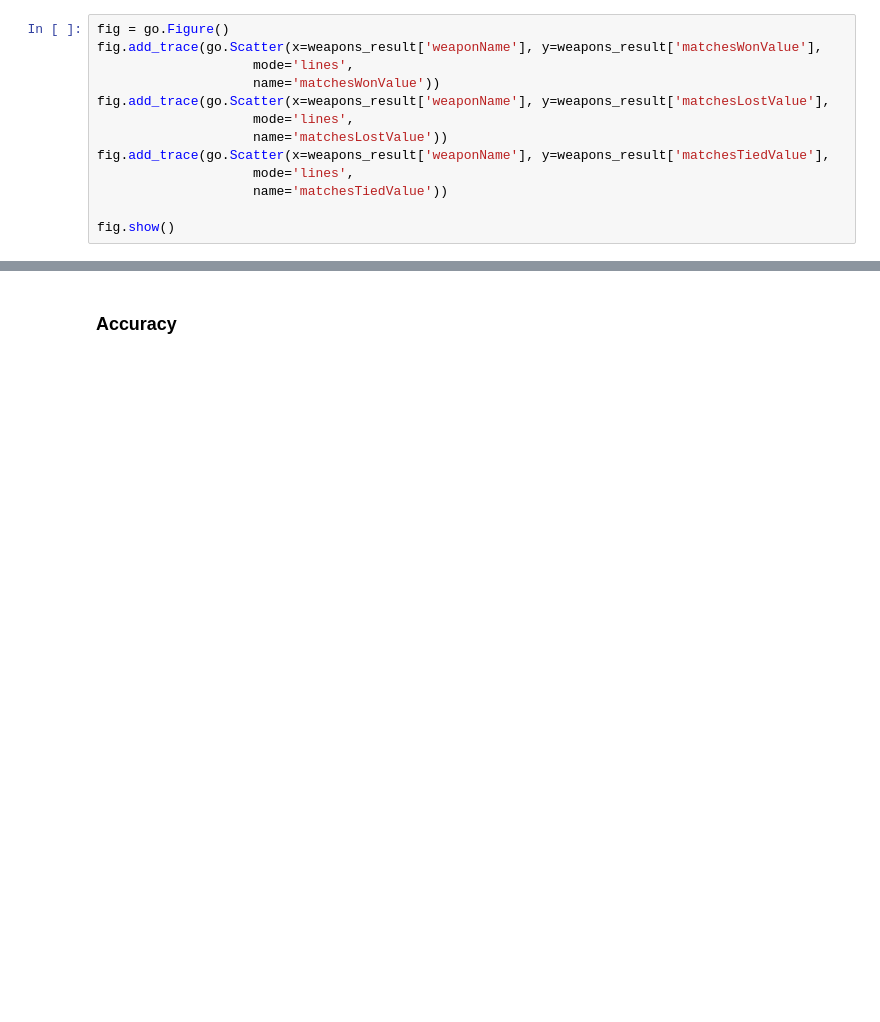
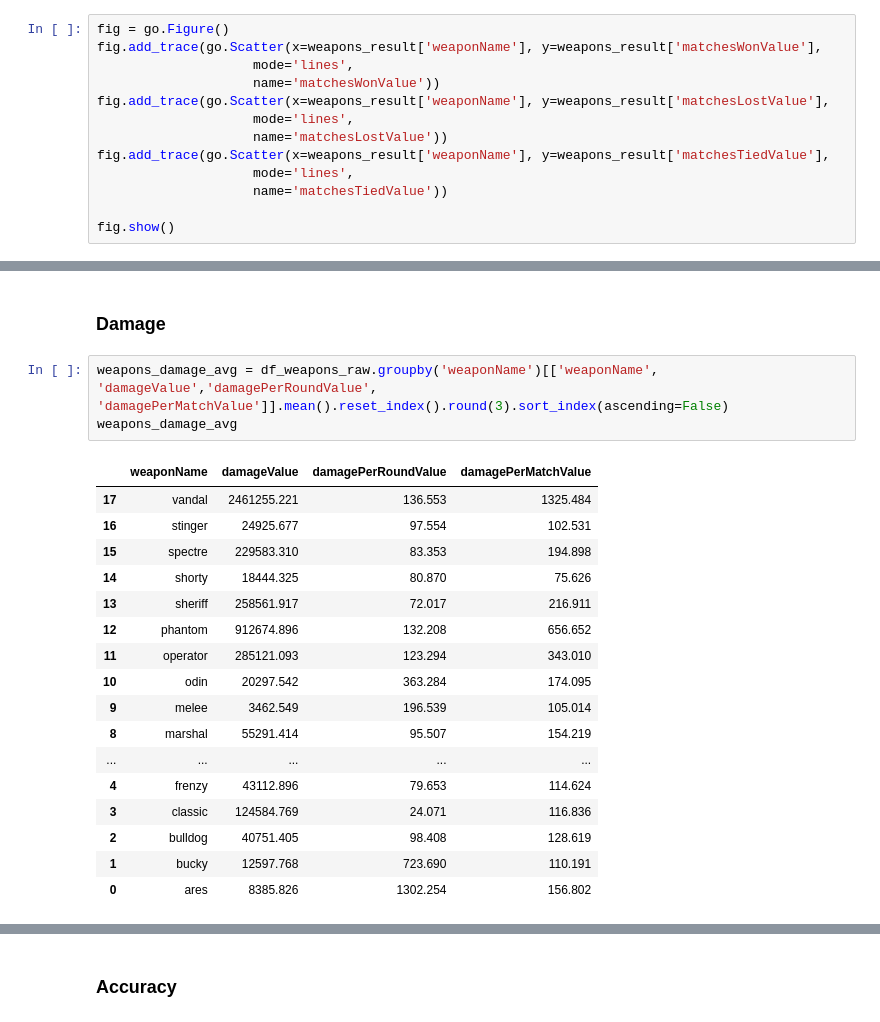
Before and after one commit to aalvestech/tcc_fia_valorant, a Jupyter notebook: notebook/notebook_eda.ipynb, the cells around one changed output, grey strips where cells are left out. Cells and saved outputs as stored; diff of their text form; blank space fills up the shorter version.

```diff
--- a/notebook/notebook_eda.ipynb
+++ b/notebook/notebook_eda.ipynb
@@ -512,0 +527,23 @@ fig.show()
+# %% [markdown]
+### Damage
+# %%
+weapons_damage_avg = df_weapons_raw.groupby('weaponName')[['weaponName', 'damageValue','damagePerRoundValue', 'damagePerMatchValue']].mean().reset_index().round(3).sort_index(ascending=False)
+weapons_damage_avg
+# %% [output]
+|  | weaponName | damageValue | damagePerRoundValue | damagePerMatchValue |
+| 17 | vandal | 2461255.221 | 136.553 | 1325.484 |
+| 16 | stinger | 24925.677 | 97.554 | 102.531 |
+| 15 | spectre | 229583.310 | 83.353 | 194.898 |
+| 14 | shorty | 18444.325 | 80.870 | 75.626 |
+| 13 | sheriff | 258561.917 | 72.017 | 216.911 |
+| 12 | phantom | 912674.896 | 132.208 | 656.652 |
+| 11 | operator | 285121.093 | 123.294 | 343.010 |
+| 10 | odin | 20297.542 | 363.284 | 174.095 |
+| 9 | melee | 3462.549 | 196.539 | 105.014 |
+| 8 | marshal | 55291.414 | 95.507 | 154.219 |
+| ... | ... | ... | ... | ... |
+| 4 | frenzy | 43112.896 | 79.653 | 114.624 |
+| 3 | classic | 124584.769 | 24.071 | 116.836 |
+| 2 | bulldog | 40751.405 | 98.408 | 128.619 |
+| 1 | bucky | 12597.768 | 723.690 | 110.191 |
+| 0 | ares | 8385.826 | 1302.254 | 156.802 |
```
Also changed, not shown: parts of 7 cells of this notebook, 2 other files.
